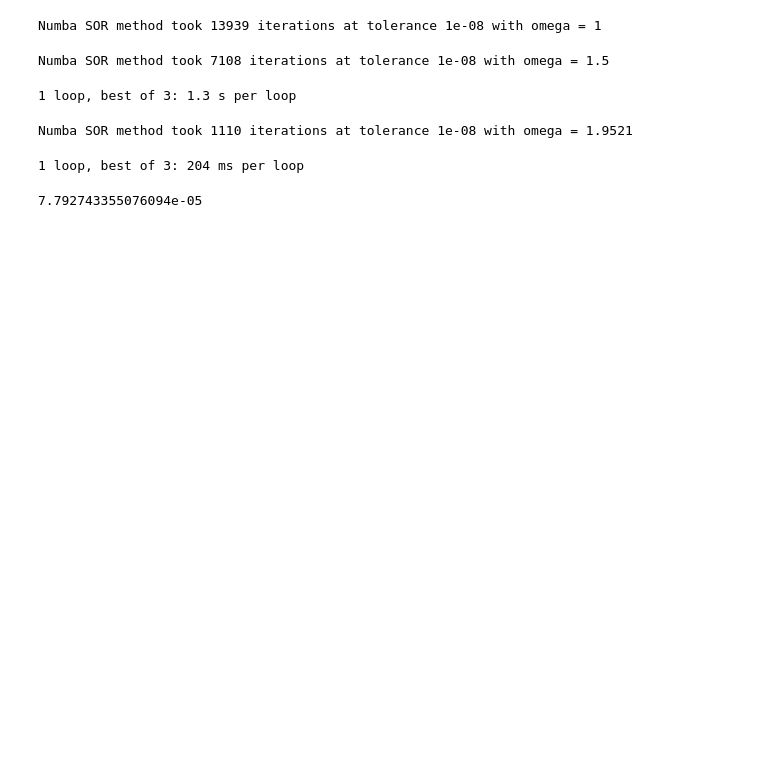
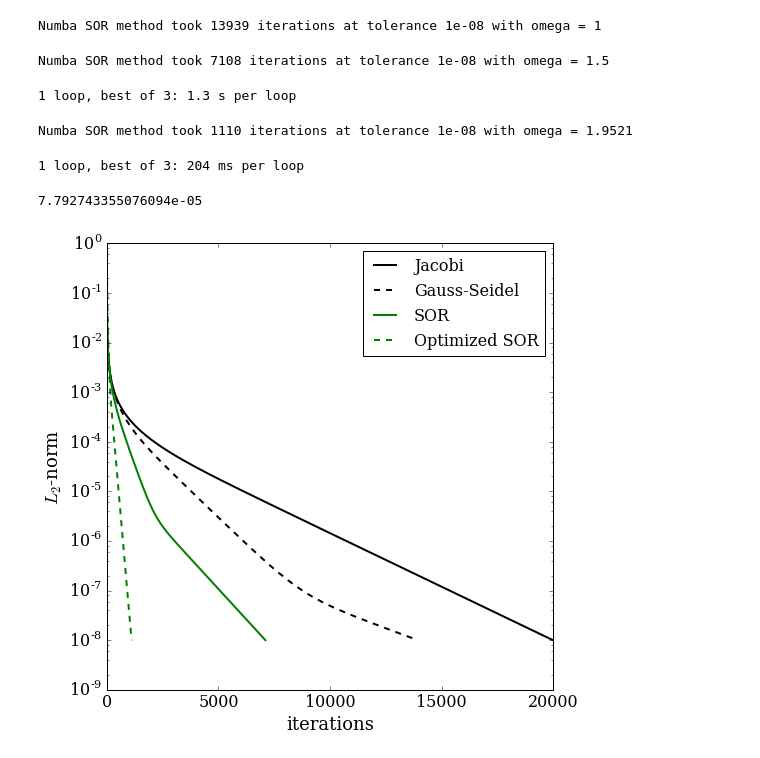
Before and after one commit to rambandaru/MAE6286, a Jupyter notebook: lessons/Elliptic_Problems/Gauss_Siedel_Sor_Numba.ipynb, the cells around one changed output. Drawn from its saved outputs; the diff is of its cells as text; code cells hidden in the pictures; blank space fills up the shorter version.

```diff
--- a/lessons/Elliptic_Problems/Gauss_Siedel_Sor_Numba.ipynb
+++ b/lessons/Elliptic_Problems/Gauss_Siedel_Sor_Numba.ipynb
@@ -371,3 +371,18 @@ laplace2d_SOR(p0.copy(), p0.copy(), l2_target, omega)
 L2_rel_error(p,pan)
 # %% [output]
 7.792743355076094e-05
+# %%
+pyplot.figure(figsize=(8,8))
+pyplot.xlabel(r'iterations', fontsize=18)
+pyplot.ylabel(r'$L_2$-norm', fontsize=18)
+pyplot.semilogy(numpy.trim_zeros(l2_diffJ,'b'),
+                'k-', lw=2, label='Jacobi')
+pyplot.semilogy(numpy.trim_zeros(l2_diffGS,'b'),
+                'k--', lw=2, label='Gauss-Seidel')
+pyplot.semilogy(numpy.trim_zeros(l2_diffSOR,'b'),
+                'g-', lw=2, label='SOR')
+pyplot.semilogy(numpy.trim_zeros(l2_diffSORopt,'b'),
+                'g--', lw=2, label='Optimized SOR')
+pyplot.legend(fontsize=16);
+# %% [output]
+[figure, added]
```
